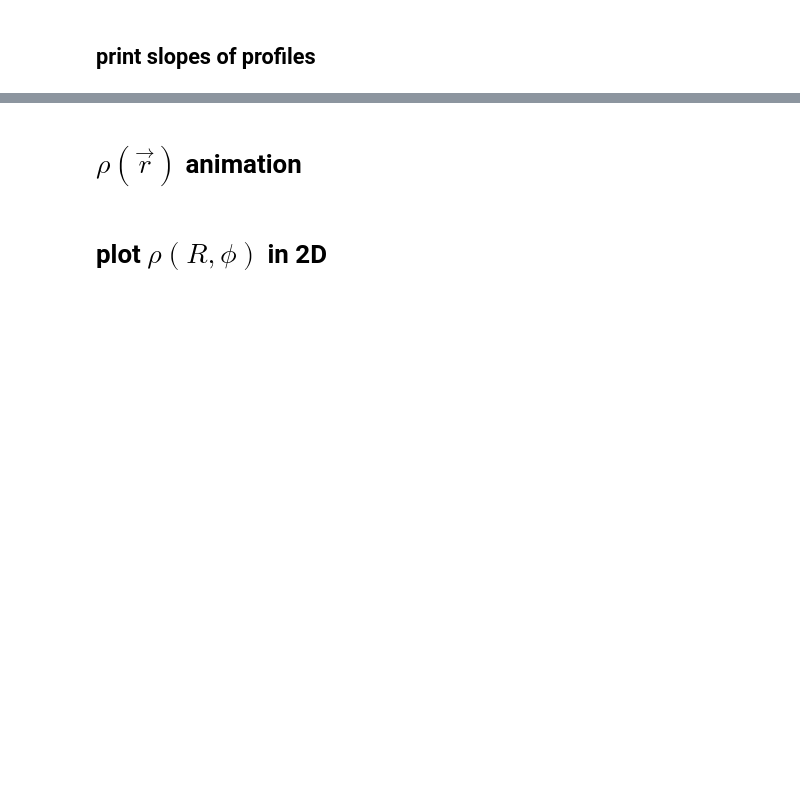
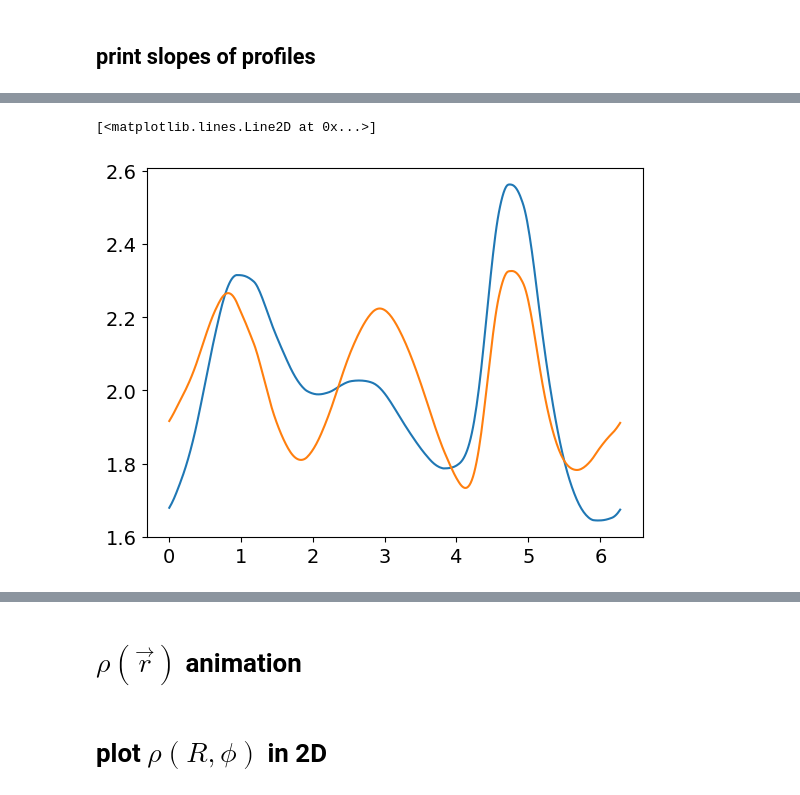
Before and after one commit to Jupiter1994/athena-warps, a Jupyter notebook: warped-disks/jiarus_diagnosis_2d.ipynb, the cells around one changed output, grey strips where cells are left out. Drawn from its saved outputs; the diff is of its cells as text; code cells hidden in the pictures; blank space fills up the shorter version.

```diff
--- a/warped-disks/jiarus_diagnosis_2d.ipynb
+++ b/warped-disks/jiarus_diagnosis_2d.ipynb
@@ -455,0 +538,35 @@ Following Dempsey+ 2020's definitions, let's plot the external torque density $t
+# %%
+# test Fourier coefficient function
+phis_temp = np.linspace(0, 2*np.pi, 10, endpoint=False)
+arr = 2 + np.cos(phis_temp[None,:])
+#arr = np.repeat(arr,5, axis=0)
+coeff = get_Fourier_coeff(arr, phis_temp, 0)
+#print(coeff)
+#print("arr minus coeff*cos(phi):")
+#print(arr[:,] - coeff*np.cos(phis_temp[None,:]))
+
+## test on density field
+ind = 31
+#print(rad_app[ind])
+
+temp = den # np.ones(shape=den.shape)*np.cos(phi_app[None,:])  # np.copy(den)
+
+coeff = get_Fourier_coeff(temp, phi_app, m=0)
+den_0 = coeff[:,None]/2 * np.ones(shape=den.shape)
+coeff = get_Fourier_coeff(temp, phi_app, m=1)
+den_1 = coeff[:,None]*np.cos(phi_app[None,:])
+coeff = get_Fourier_coeff(temp, phi_app, m=2)
+den_2 = coeff[:,None]*np.cos(2*phi_app[None,:])
+coeff = get_Fourier_coeff(temp, phi_app, m=3)
+den_3 = coeff[:,None]*np.cos(3*phi_app[None,:])
+coeff = get_Fourier_coeff(temp, phi_app, m=4)
+den_4 = coeff[:,None]*np.cos(4*phi_app[None,:])
+#print(coeff)
+
+plt.plot(phi_app, temp[ind,:])
+#plt.plot(phi_app, den_0[ind,:]+den_1[ind,:]+den_2[ind,:])#+den_3[ind,:])
+#plt.plot(phi_app, 10*den_1[ind,:])
+plt.plot(phi_app, temp[ind,:] - den_2[ind,:])
+# %% [output]
+[<matplotlib.lines.Line2D at 0x...>]
+[figure, added]
```
Also changed, not shown: parts of 20 cells of this notebook.
